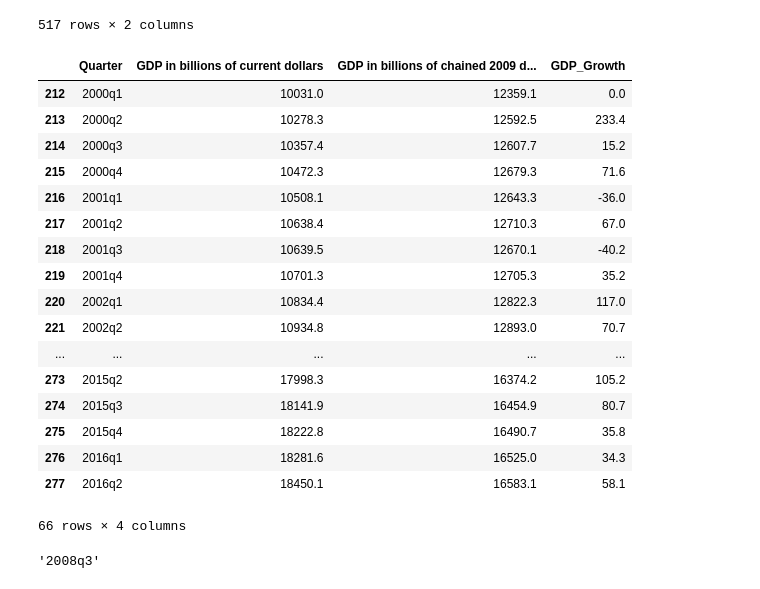
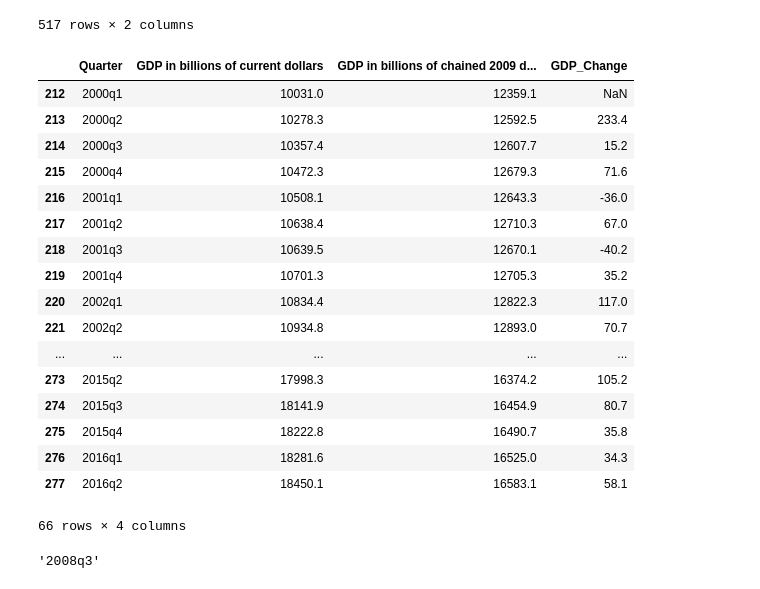
Before and after one commit to helenypan/python-and-data-science, a Jupyter notebook: course1/Assignment 4.ipynb, the cells around one changed output. Drawn from its saved outputs; the diff is of its cells as text; code cells hidden in the pictures.

```diff
--- a/course1/Assignment 4.ipynb
+++ b/course1/Assignment 4.ipynb
@@ -76,20 +76,20 @@ get_list_of_university_towns()
 # %%
 def get_gdp():
     gdp = pd.read_excel('gdplev.xls',
                        skiprows = list(range(0,5))+[6,7] ,parse_cols = "E:G")
     gdp.rename(columns={"Unnamed: 0":"Quarter"}, inplace= True)
     gdp = gdp[gdp['Quarter']>="2000q1"]
-
-    for index in gdp.index:
-        if index-1 not in gdp.index:
-            gdp.loc[index,"GDP_Growth"] = 0
-        else:
-            gdp.loc[index,"GDP_Growth"] = gdp.loc[index]["GDP in billions of chained 2009 dollars"] - gdp.loc[index-1]["GDP in billions of chained 2009 dollars"]
+    gdp['GDP_Change'] = gdp["GDP in billions of chained 2009 dollars"].diff()
+#     for index in gdp.index:
+#         if index-1 not in gdp.index:
+#             gdp.loc[index,"GDP_Growth"] = 0
+#         else:
+#             gdp.loc[index,"GDP_Growth"] = gdp.loc[index]["GDP in billions of chained 2009 dollars"] - gdp.loc[index-1]["GDP in billions of chained 2009 dollars"]
     return gdp
 get_gdp()
 # %% [output]
-|  | Quarter | GDP in billions of current dollars | GDP in billions of chained 2009 d... | GDP_Growth |
-| 212 | 2000q1 | 10031.0 | 12359.1 | 0.0 |
+|  | Quarter | GDP in billions of current dollars | GDP in billions of chained 2009 d... | GDP_Change |
+| 212 | 2000q1 | 10031.0 | 12359.1 | NaN |
 | 213 | 2000q2 | 10278.3 | 12592.5 | 233.4 |
 | 214 | 2000q3 | 10357.4 | 12607.7 | 15.2 |
 | 215 | 2000q4 | 10472.3 | 12679.3 | 71.6 |
```
Also changed, not shown: parts of 5 cells of this notebook.
